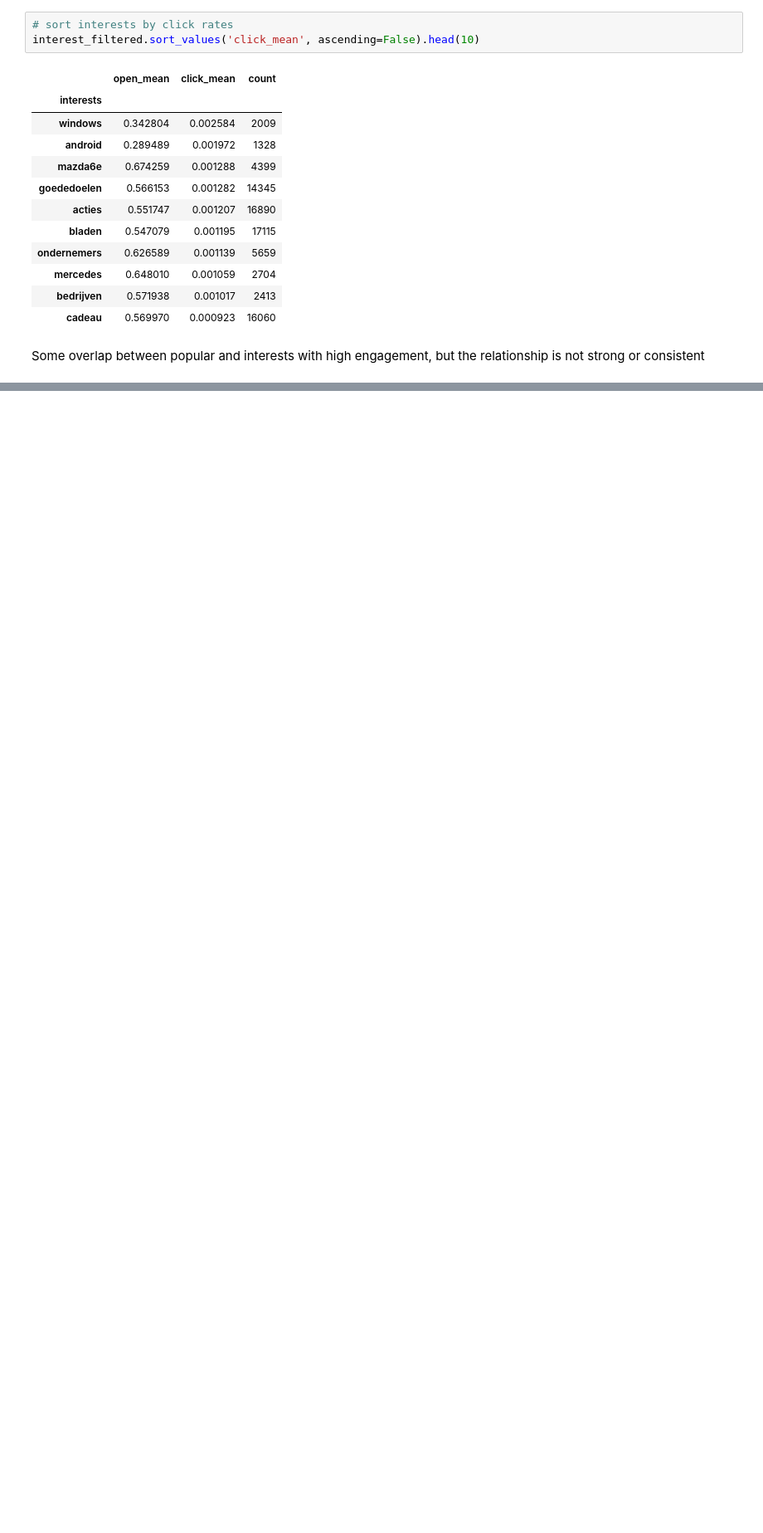
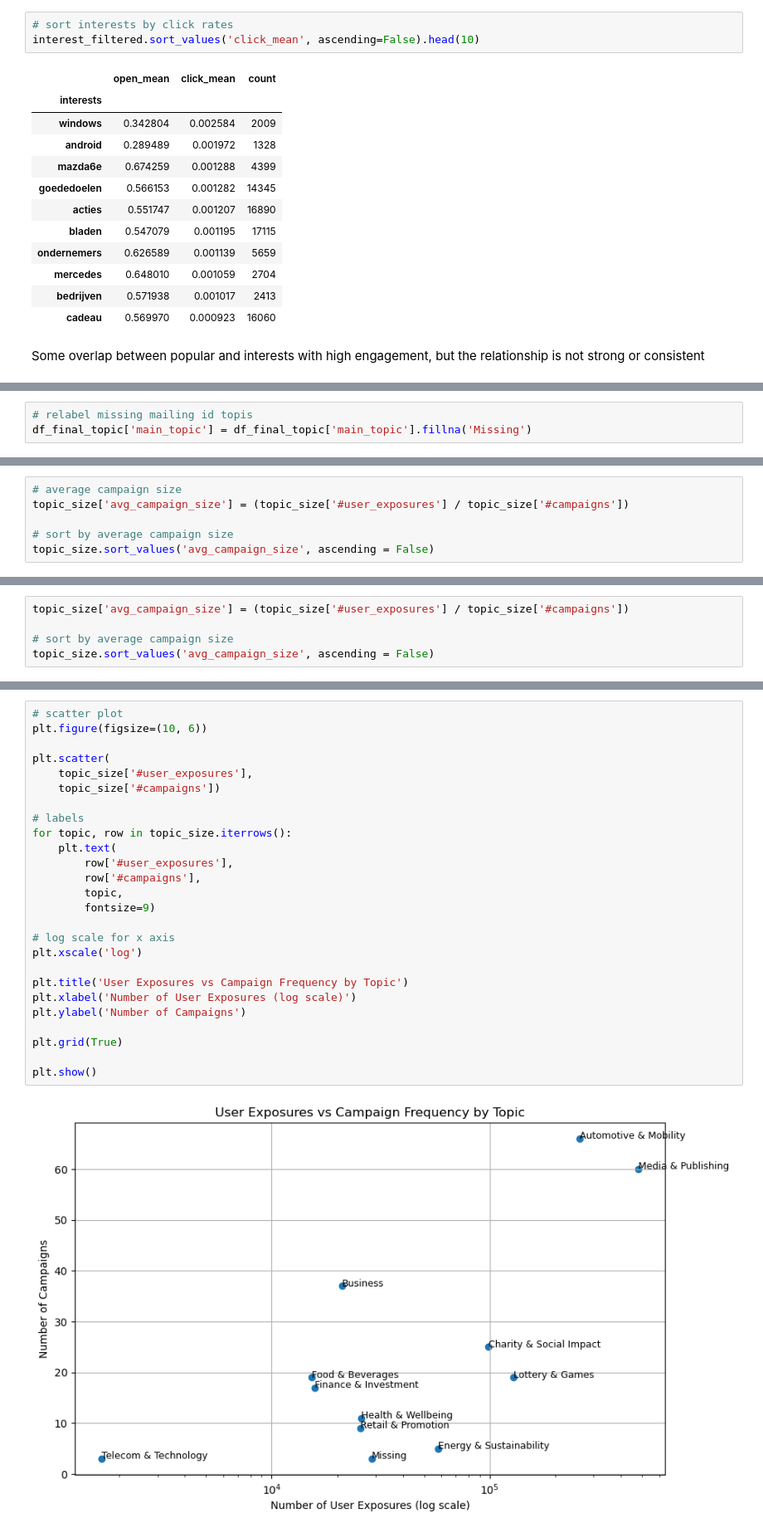
Before and after one commit to giadauva/OMG-Thesis, a Jupyter notebook: Thesis_OMG analysis.ipynb, the cells around one changed output, grey strips where cells are left out. Shown at 83% size. Saved outputs shown, nothing was run; the diff lists cells and outputs as text; blank space fills up the shorter version.

```diff
--- a/Thesis_OMG analysis.ipynb
+++ b/Thesis_OMG analysis.ipynb
@@ -1559,0 +2115,3 @@ frequency_group
+# %%
+# relabel missing mailing id topis
+df_final_topic['main_topic'] = df_final_topic['main_topic'].fillna('Missing')
@@ -1559,0 +2130,6 @@ frequency_group
+# %%
+# average campaign size
+topic_size['avg_campaign_size'] = (topic_size['#user_exposures'] / topic_size['#campaigns'])
+
+# sort by average campaign size
+topic_size.sort_values('avg_campaign_size', ascending = False)
@@ -1559,0 +2151,5 @@ frequency_group
+# %%
+topic_size['avg_campaign_size'] = (topic_size['#user_exposures'] / topic_size['#campaigns'])
+
+# sort by average campaign size
+topic_size.sort_values('avg_campaign_size', ascending = False)
@@ -1559,0 +2171,28 @@ frequency_group
+# %%
+# scatter plot
+plt.figure(figsize=(10, 6))
+
+plt.scatter(
+    topic_size['#user_exposures'],
+    topic_size['#campaigns'])
+
+# labels
+for topic, row in topic_size.iterrows():
+    plt.text(
+        row['#user_exposures'],
+        row['#campaigns'],
+        topic,
+        fontsize=9)
+
+# log scale for x axis
+plt.xscale('log')
+
+plt.title('User Exposures vs Campaign Frequency by Topic')
+plt.xlabel('Number of User Exposures (log scale)')
+plt.ylabel('Number of Campaigns')
+
+plt.grid(True)
+
+plt.show()
+# %% [output]
+[figure, added]
```
Also changed, not shown: parts of 295 cells of this notebook.
